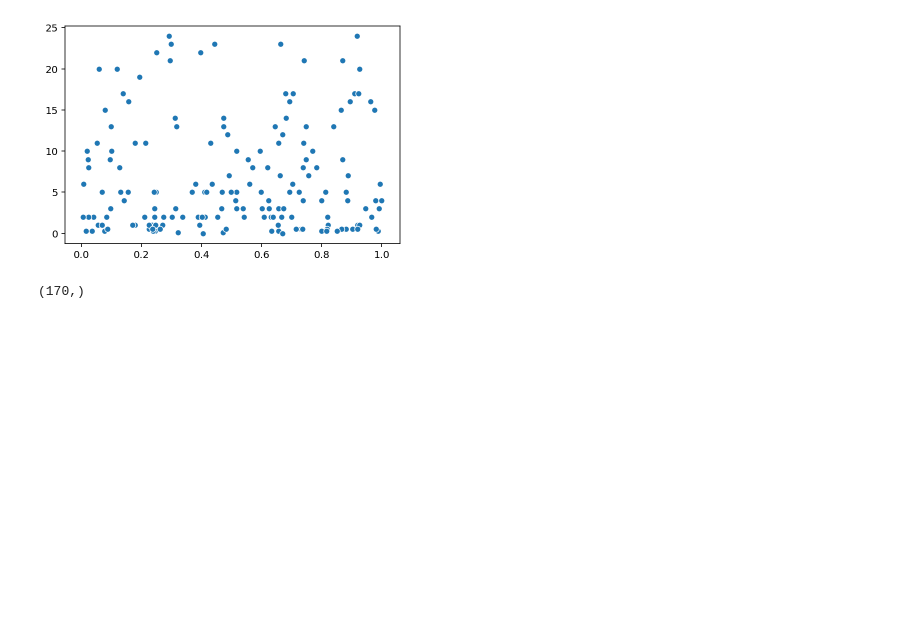
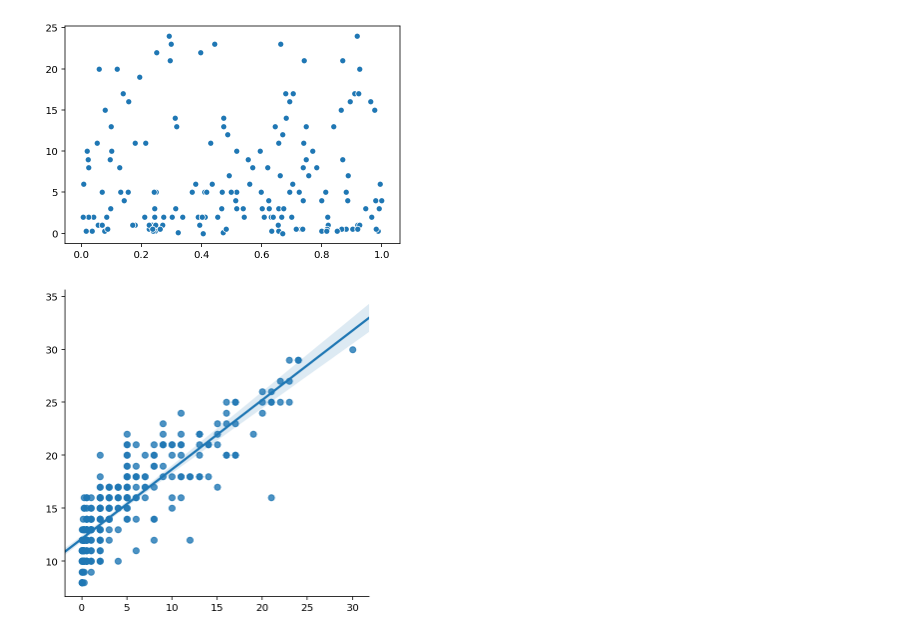
Before and after one commit to ZMBailey/dndmonsters, a Jupyter notebook: monster_stats.ipynb, the cells around one changed output. Drawn from its saved outputs; the diff is of its cells as text; code cells hidden in the pictures; blank space fills up the shorter version.

Commit message:
try regression plot

```diff
--- a/monster_stats.ipynb
+++ b/monster_stats.ipynb
@@ -343,9 +343,9 @@ plt.savefig('/users/alexanderbailey/documents/flatiron/blogs/images/scatter.png'
 # %% [output]
 [figure]
 # %%
-sns.scatterplot(x2,y)
+sns.lmplot('challenge_rating','constitution',small_df)
 plt.xlabel('')
 plt.ylabel('')
-plt.savefig('/users/alexanderbailey/documents/flatiron/blogs/images/scatter.png')
+plt.savefig('/users/alexanderbailey/documents/flatiron/blogs/images/lmplot.png')
 # %% [output]
-(170,)
+[figure, added]
```
Also changed, not shown: parts of 4 cells of this notebook.
